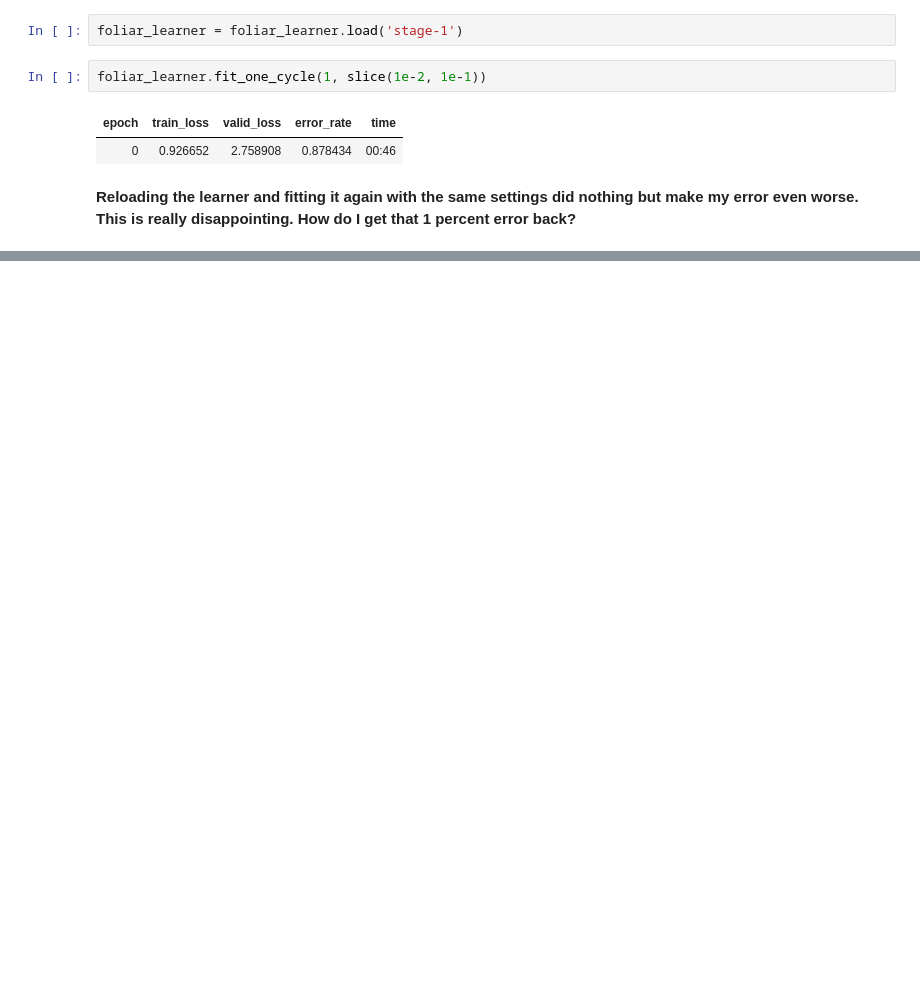
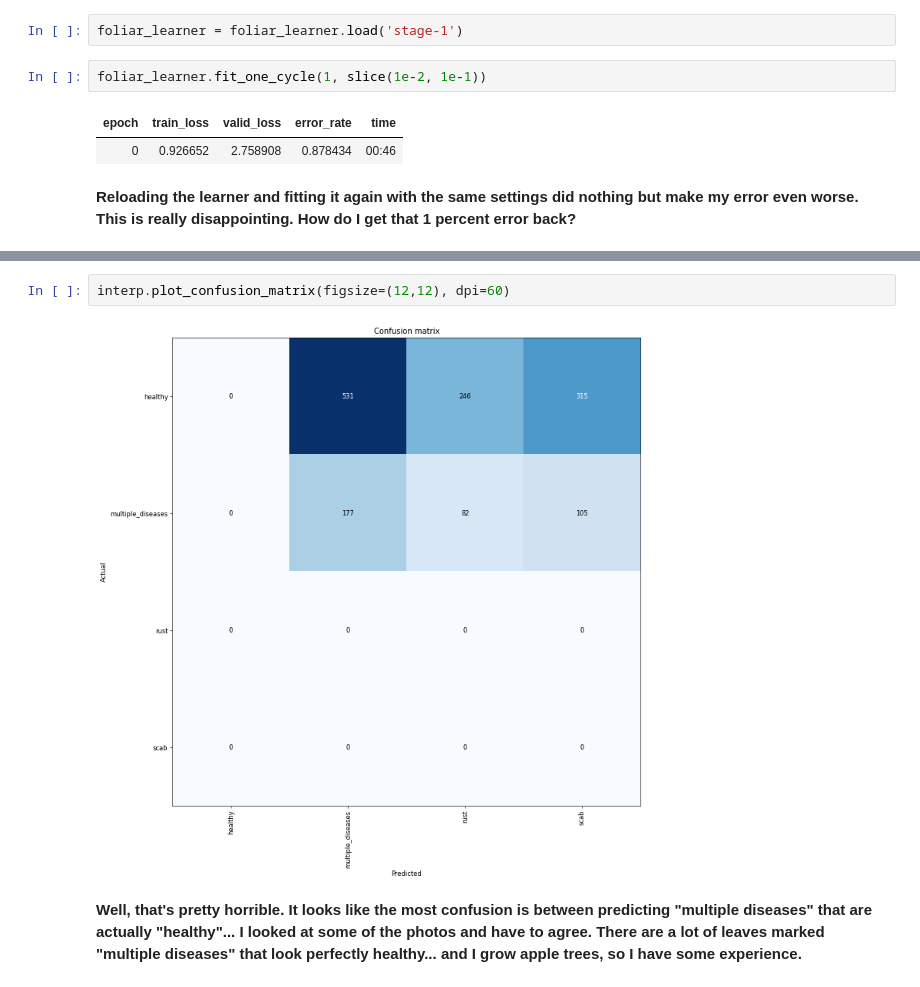
Before and after one commit to wcneill/kaggle, a Jupyter notebook: foliar/foliar_fastai.ipynb, the cells around one changed output, grey strips where cells are left out. Drawn from its saved outputs; the diff is of its cells as text; blank space fills up the shorter version.

```diff
--- a/foliar/foliar_fastai.ipynb
+++ b/foliar/foliar_fastai.ipynb
@@ -85,0 +102,6 @@ __Reloading the learner and fitting it again with the same settings did nothing
+# %%
+interp.plot_confusion_matrix(figsize=(12,12), dpi=60)
+# %% [output]
+[figure, added]
+# %% [markdown]
+__Well, that's pretty horrible. It looks like the most confusion is between predicting "multiple diseases" that are actually "healthy"... I looked at some of the photos and have to agree. There are a lot of leaves marked "multiple diseases" that look perfectly healthy... and I grow apple trees, so I have some experience.__
```
Also changed, not shown: parts of 4 cells of this notebook.
